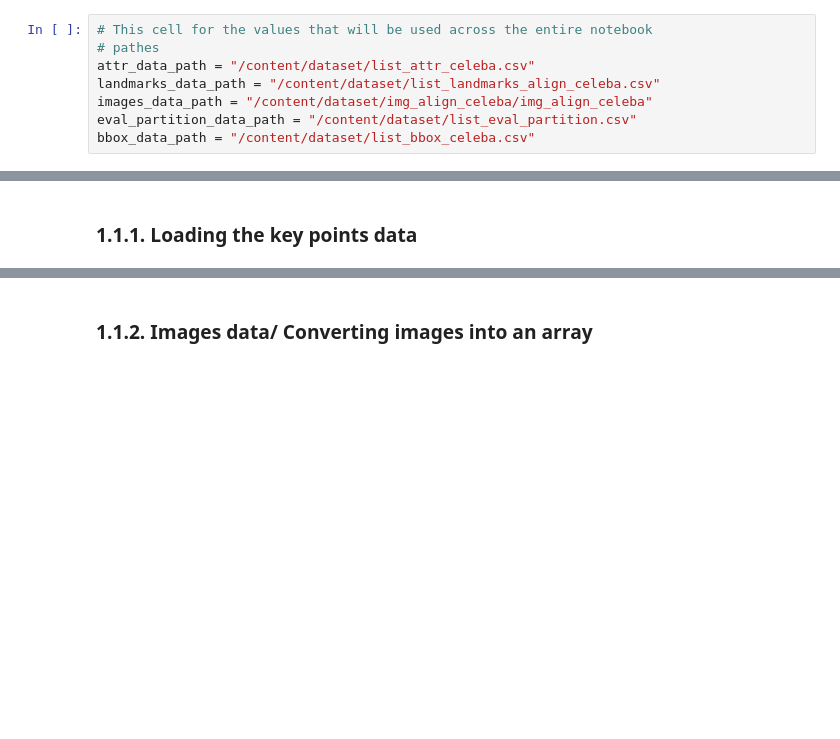
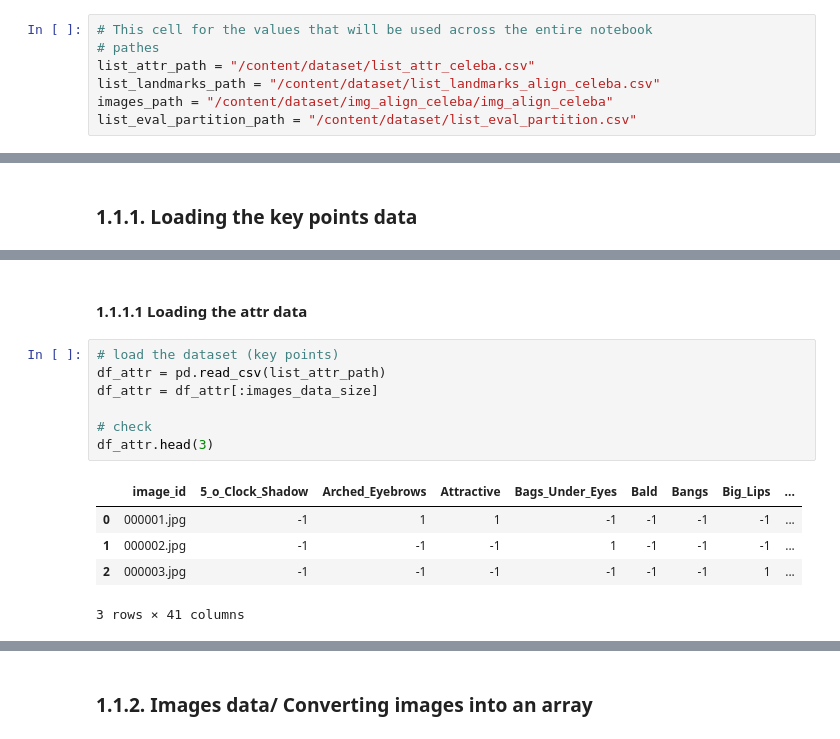
Before and after one commit to rodrigo103/AprendizajeAutomatico, a Jupyter notebook: Copia_de_tp2_ml.ipynb, the cells around one changed output, grey strips where cells are left out. Cells and saved outputs as stored; diff of their text form; blank space fills up the shorter version.

```diff
--- a/Copia_de_tp2_ml.ipynb
+++ b/Copia_de_tp2_ml.ipynb
@@ -98,11 +98,10 @@ from keras.preprocessing import image
 # %%
 # This cell for the values that will be used across the entire notebook
 # pathes
-attr_data_path = "/content/dataset/list_attr_celeba.csv"
-landmarks_data_path = "/content/dataset/list_landmarks_align_celeba.csv"
-images_data_path = "/content/dataset/img_align_celeba/img_align_celeba"
-eval_partition_data_path = "/content/dataset/list_eval_partition.csv"
-bbox_data_path = "/content/dataset/list_bbox_celeba.csv"
+list_attr_path = "/content/dataset/list_attr_celeba.csv"
+list_landmarks_path = "/content/dataset/list_landmarks_align_celeba.csv"
+images_path = "/content/dataset/img_align_celeba/img_align_celeba"
+list_eval_partition_path = "/content/dataset/list_eval_partition.csv"
 # %%
 # Since, the dataset is very huge. Hence, we will only select 1000 images
 images_data_size = 1000
@@ -169,3 +168,18 @@ df_org.head(3)
 | 0 | 000001.jpg | 69 | 109 | 106 | 113 | 77 | 142 | 73 | 152 | ... |
 | 1 | 000002.jpg | 69 | 110 | 107 | 112 | 81 | 135 | 70 | 151 | ... |
 | 2 | 000003.jpg | 76 | 112 | 104 | 106 | 108 | 128 | 74 | 156 | ... |
+# %% [markdown]
+#### 1.1.1.1 Loading the attr data
+# %%
+# load the dataset (key points)
+df_attr = pd.read_csv(list_attr_path)
+df_attr = df_attr[:images_data_size]
+
+# check
+df_attr.head(3)
+# %% [output]
+|  | image_id | 5_o_Clock_Shadow | Arched_Eyebrows | Attractive | Bags_Under_Eyes | Bald | Bangs | Big_Lips | ... |
+| 0 | 000001.jpg | -1 | 1 | 1 | -1 | -1 | -1 | -1 | ... |
+| 1 | 000002.jpg | -1 | -1 | -1 | 1 | -1 | -1 | -1 | ... |
+| 2 | 000003.jpg | -1 | -1 | -1 | -1 | -1 | -1 | 1 | ... |
+3 rows × 41 columns
```
Also changed, not shown: parts of 20 cells of this notebook.
